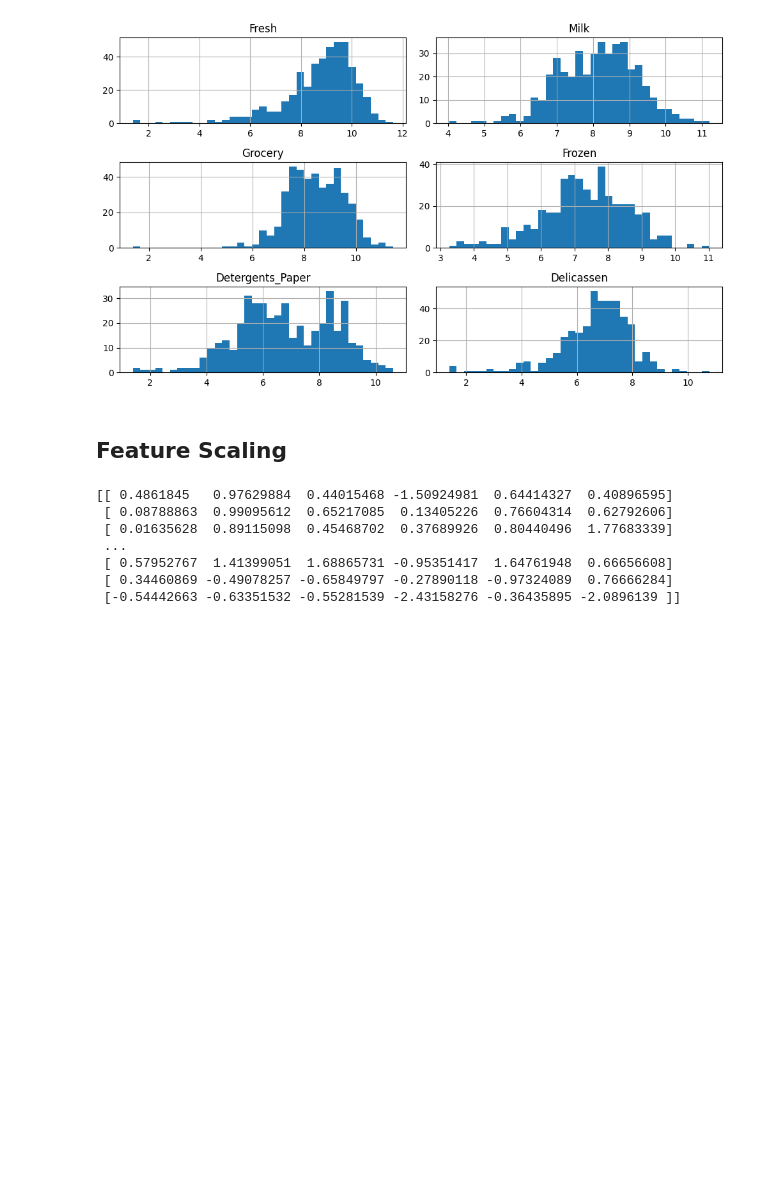
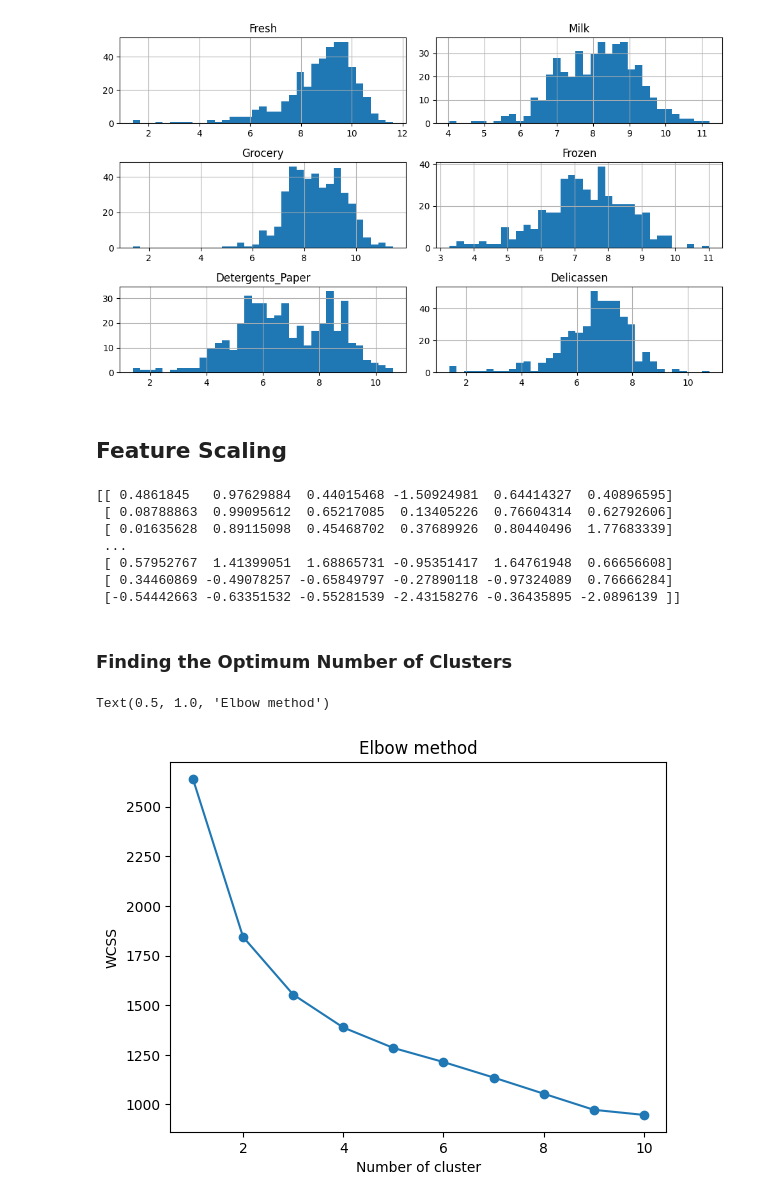
Before and after one commit to Durjoysarker-swarup/Machine-Learning, a Jupyter notebook: 2. Customer Segmentation/Customer Segmentation.ipynb, the cells around one changed output. Cells and saved outputs as stored; diff of their text form; code cells hidden in the pictures; blank space fills up the shorter version.

```diff
--- a/2. Customer Segmentation/Customer Segmentation.ipynb
+++ b/2. Customer Segmentation/Customer Segmentation.ipynb
@@ -129,3 +129,5 @@ print(X_scaled)
  [ 0.57952767  1.41399051  1.68865731 -0.95351417  1.64761948  0.66656608]
  [ 0.34460869 -0.49078257 -0.65849797 -0.27890118 -0.97324089  0.76666284]
  [-0.54442663 -0.63351532 -0.55281539 -2.43158276 -0.36435895 -2.0896139 ]]
+# %% [markdown]
+### Finding the Optimum Number of Clusters
@@ -131,0 +136,16 @@ print(X_scaled)
+# %%
+WCSS = []
+Ks= range(1,11)
+
+for i in Ks:
+  km = KMeans(n_clusters= i, random_state=42, n_init= "auto")
+  km.fit(X_scaled)
+  WCSS.append(km.inertia_)
+# %%
+plt.plot(Ks, WCSS, marker= "o")
+plt.xlabel("Number of cluster")
+plt.ylabel("WCSS")
+plt.title("Elbow method")
+# %% [output]
+Text(0.5, 1.0, 'Elbow method')
+[figure, added]
```
Also changed, not shown: parts of 1 cell of this notebook, 1 other file.
